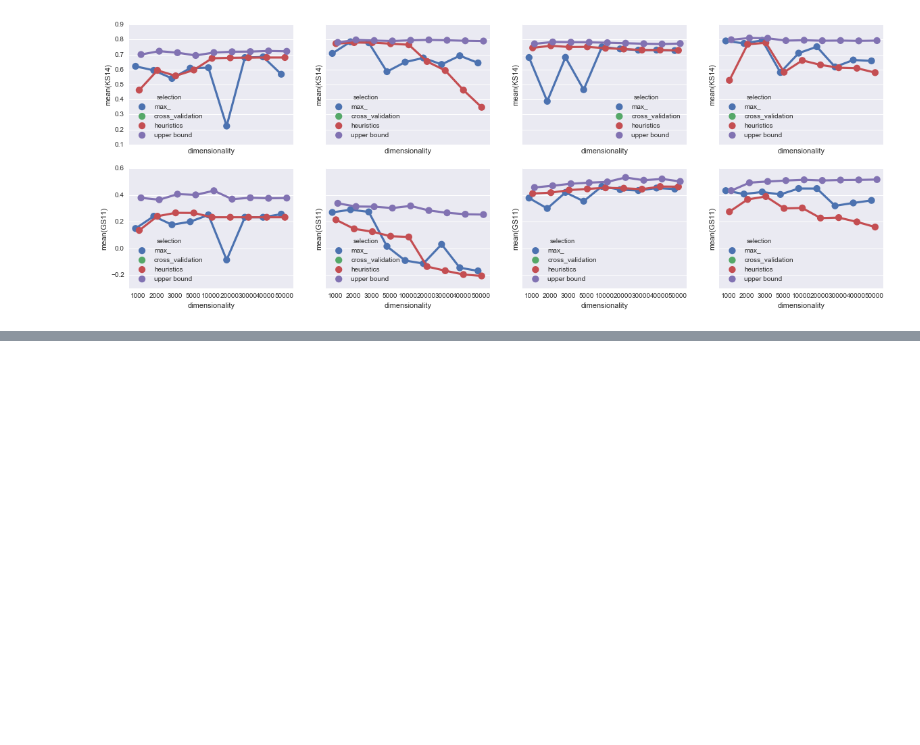
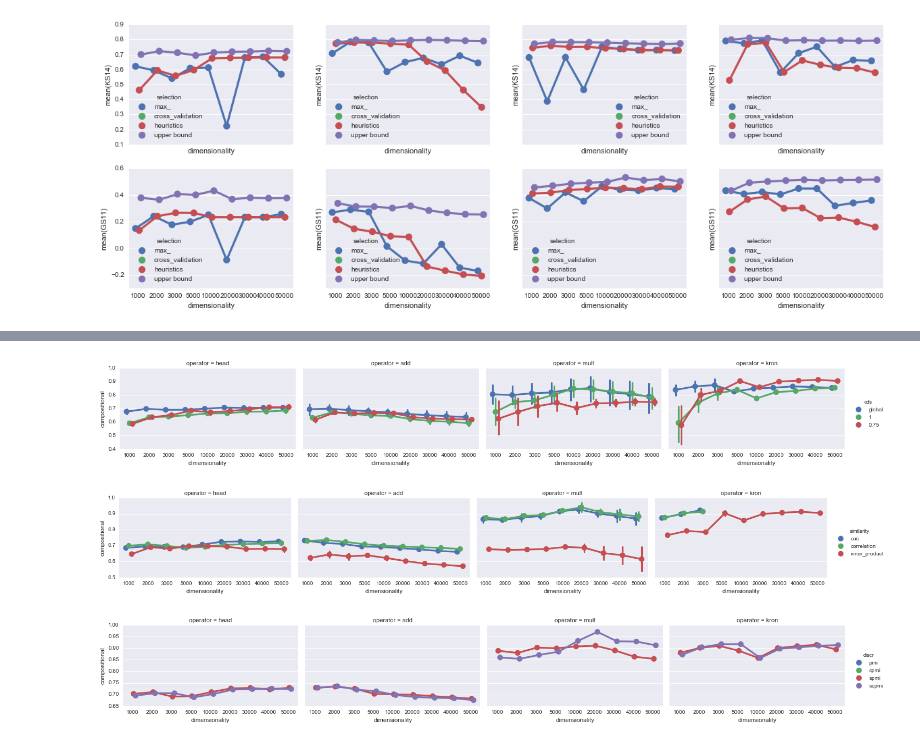
Before and after one commit to dimazest/thesis, a Jupyter notebook: supplement/parameter-selection.ipynb, the cells around one changed output, grey strips where cells are left out. Cells and saved outputs as stored; diff of their text form; code cells hidden in the pictures; blank space fills up the shorter version.

```diff
--- a/supplement/parameter-selection.ipynb
+++ b/supplement/parameter-selection.ipynb
@@ -1628,0 +1678,15 @@ for n, operator in enumerate(('head', 'add', 'mult', 'kron')):
+# %%
+assert feature_ablation_compositional.index[1] == 'freq'
+
+r = heuristics_selection_collection_compositional[0]
+
+heuristics_selection_collection_compositional[1] =  r.loc[
+    (~((r['operator'] == 'head')) | ((r['freq'] == 'logn'))) &
+    (~((r['operator'] == 'add')) | ((r['freq'] == 'logn'))) &
+    (~((r['operator'] == 'mult')) | ((r['freq'] == '1'))) &
+
+    (~(((r['operator'] == 'kron') & (r['dimensionality'] < 5000))) | ((r['freq'] == '1'))) &
+    (~(((r['operator'] == 'kron') & (r['dimensionality'] >= 5000))) | ((r['freq'] == 'logn'))) &
+
+    True
+]
@@ -1628,0 +1695,4 @@ for n, operator in enumerate(('head', 'add', 'mult', 'kron')):
+# %%
+t.plot_interaction(heuristics_selection_collection_compositional[1], feature_ablation_compositional.index[3], 'compositional')
+# %% [output]
+[figure, added]
@@ -1628,0 +1714,4 @@ for n, operator in enumerate(('head', 'add', 'mult', 'kron')):
+# %%
+t.plot_interaction(heuristics_selection_collection_compositional[2], feature_ablation_compositional.index[4], 'compositional')
+# %% [output]
+[figure, added]
@@ -1628,0 +1735,4 @@ for n, operator in enumerate(('head', 'add', 'mult', 'kron')):
+# %%
+t.plot_interaction(heuristics_selection_collection_compositional[3], feature_ablation_compositional.index[5], 'compositional')
+# %% [output]
+[figure, added]
```
Also changed, not shown: parts of 22 cells of this notebook, 10 other files.
